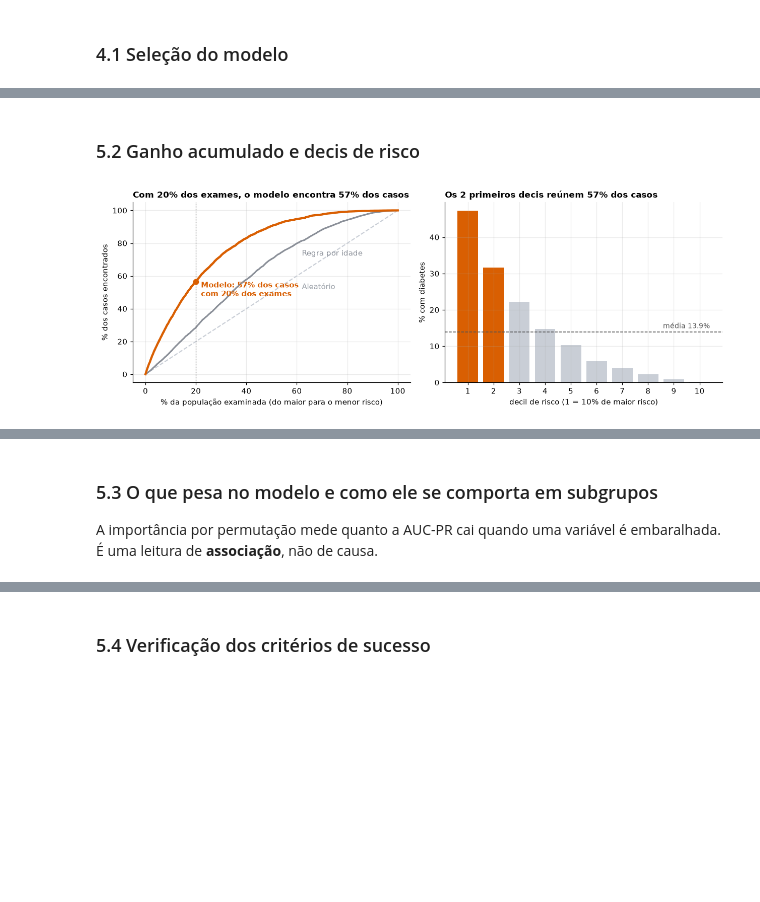
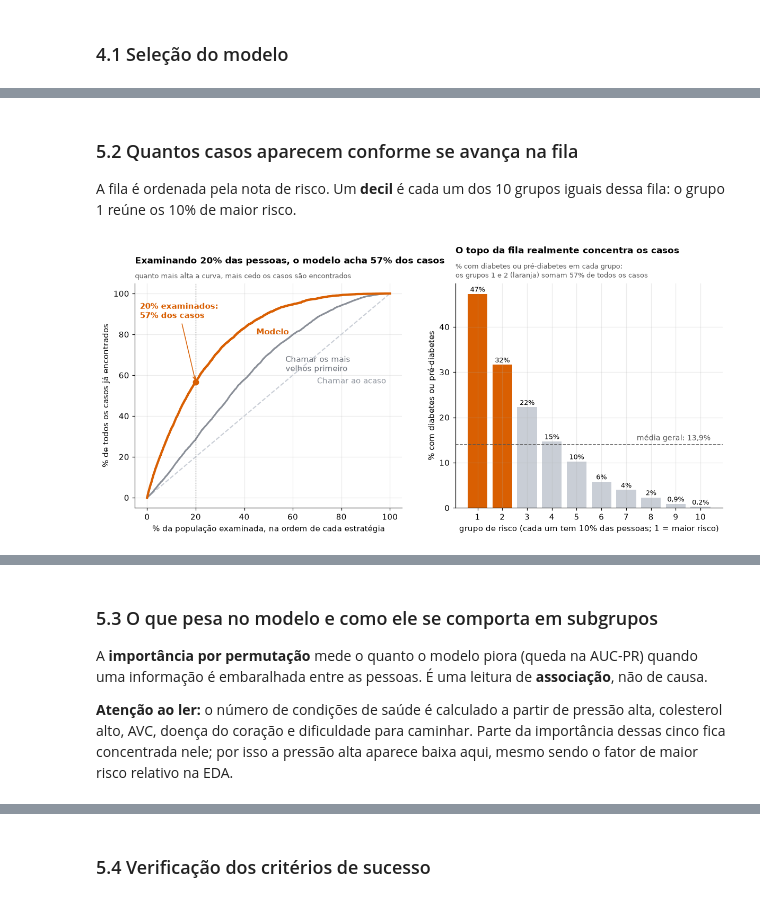
Before and after one commit to CodePenguinsCorp/diabetes-crisp-dm, a Jupyter notebook: Diabetes_CRISP-DM.ipynb, the cells around one changed output, grey strips where cells are left out. Cells and saved outputs as stored; diff of their text form; code cells hidden in the pictures; blank space fills up the shorter version.

```diff
--- a/Diabetes_CRISP-DM.ipynb
+++ b/Diabetes_CRISP-DM.ipynb
@@ -409,12 +447,12 @@ def nota_regra_idade(X_):
 candidatos = {
     "Base ingênua": DummyClassifier(strategy="prior"),
     "Regressão logística": make_pipeline(StandardScaler(), LogisticRegression(max_iter=1000)),
-    "Random forest": RandomForestClassifier(n_estimators=300, min_samples_leaf=40, max_features="sqrt", n_jobs=-1, random_state=SEED),
+    "Floresta aleatória": RandomForestClassifier(n_estimators=300, min_samples_leaf=40, max_features="sqrt", n_jobs=-1, random_state=SEED),
 }
 for lr in (0.05, 0.1):
     for folhas in (15, 31):
         for l2 in (0.0, 5.0):
-            candidatos[f"HGB lr={lr} folhas={folhas} l2={l2}"] = HistGradientBoostingClassifier(
+            candidatos[f"Boosting (taxa {br(lr, 2)}; {folhas} folhas; L2 {l2:.0f})"] = HistGradientBoostingClassifier(
                 learning_rate=lr, max_leaf_nodes=folhas, l2_regularization=l2, max_iter=400,
                 early_stopping=True, validation_fraction=0.1, n_iter_no_change=20, random_state=SEED)
 
@@ -427,5 +465,5 @@ for nome, modelo in candidatos.items():
 
 tab_val = pd.DataFrame(resultados_val).T.sort_values("AUC-PR", ascending=False)
 tab_val.to_csv(RES / "metricas_validacao.csv")
-display(tab_val.style.format("{:.4f}"))
+display(tab_val.rename(columns=METRICAS_PT).style.format("{:.4f}", **BR))
 # %% [output]
@@ -508,47 +547,55 @@ display(ic.style.format("{:.4f}"))
-# %% [markdown]
-### 5.2 Ganho acumulado e decis de risco
+# %% [markdown]
+### 5.2 Quantos casos aparecem conforme se avança na fila
+
+A fila é ordenada pela nota de risco. Um **decil** é cada um dos 10 grupos iguais dessa fila: o grupo 1 reúne os 10% de maior risco.
 # %%
 def curva_ganho(y_true, score):
     ordem = np.argsort(-score, kind="stable")
     cum = np.cumsum(y_true[ordem]) / y_true.sum()
     return np.arange(1, len(y_true) + 1) / len(y_true), cum
 
 x_m, g_m = curva_ganho(y_te, nota_te)
 x_r, g_r = curva_ganho(y_te, nota_regra)
 
 dec = pd.DataFrame({"y": y_te, "s": nota_te})
 dec["decil"] = pd.qcut(dec["s"].rank(method="first", ascending=False), 10, labels=range(1, 11)).astype(int)
 tab_dec = dec.groupby("decil").agg(pessoas=("y", "size"), casos=("y", "sum"), prevalência=("y", "mean"), nota_média=("s", "mean"))
 tab_dec["% dos casos"] = tab_dec["casos"] / tab_dec["casos"].sum()
 tab_dec["captura acumulada"] = tab_dec["% dos casos"].cumsum()
 tab_dec["lift do decil"] = tab_dec["prevalência"] / y_te.mean()
 tab_dec.to_csv(RES / "decis_de_risco.csv")
 
 cap_m = captura_topo(y_te, nota_te)[0]
 top2 = tab_dec["% dos casos"].iloc[:2].sum()
-fig, ax = plt.subplots(1, 2, figsize=(11.5, 4.2))
+fig, ax = plt.subplots(1, 2, figsize=(13, 5), gridspec_kw={"wspace": 0.2})
 ax[0].plot([0, 100], [0, 100], color=CLARO, ls="--", lw=1.4)
 ax[0].plot(x_r * 100, g_r * 100, color=CINZA, lw=2)
 ax[0].plot(x_m * 100, g_m * 100, color=LARANJA, lw=2.8)
 ax[0].axvline(CAPACIDADE * 100, color="#555", lw=0.8, ls=":")
 ax[0].scatter([CAPACIDADE * 100], [cap_m * 100], color=LARANJA, zorder=5, s=45)
-ax[0].text(CAPACIDADE * 100 + 2, cap_m * 100 - 9, f"Modelo: {cap_m:.0%} dos casos\ncom 20% dos exames", color=LARANJA, fontsize=9.5, fontweight="bold")
-ax[0].text(62, np.interp(62, x_r * 100, g_r * 100) - 9, "Regra por idade", color=CINZA, fontsize=9.5)
-ax[0].text(62, 52, "Aleatório", color="#9aa0a8", fontsize=9.5, rotation=0)
-ax[0].set_xlabel("% da população examinada (do maior para o menor risco)")
-ax[0].set_ylabel("% dos casos encontrados")
-ax[0].set_title(f"Com 20% dos exames, o modelo encontra {cap_m:.0%} dos casos", loc="left")
+ax[0].annotate(f"20% examinados:\n{pct(cap_m, 0)} dos casos", (CAPACIDADE * 100, cap_m * 100), xytext=(-3, 88),
+               color=LARANJA, fontsize=9.5, fontweight="bold", arrowprops=dict(arrowstyle="->", color=LARANJA))
+ax[0].text(45, 80, "Modelo", color=LARANJA, fontsize=10, fontweight="bold")
+ax[0].text(57, 62, "Chamar os mais\nvelhos primeiro", color="#6b7079", fontsize=9.5)
+ax[0].text(70, 56, "Chamar ao acaso", color="#8d939c", fontsize=9.5)
+ax[0].set_xlabel("% da população examinada, na ordem de cada estratégia")
+ax[0].set_ylabel("% de todos os casos já encontrados")
+titulo(ax[0], f"Examinando 20% das pessoas, o modelo acha {pct(cap_m, 0)} dos casos",
+       "quanto mais alta a curva, mais cedo os casos são encontrados")
 
 ax[1].bar(tab_dec.index.astype(str), tab_dec["prevalência"] * 100, color=[LARANJA] * 2 + [CLARO] * 8)
 ax[1].axhline(y_te.mean() * 100, color="#555", ls="--", lw=1)
-ax[1].text(9.4, y_te.mean() * 100 + 1, f"média {y_te.mean():.1%}", color="#555", ha="right", fontsize=9)
-ax[1].set_xlabel("decil de risco (1 = 10% de maior risco)")
-ax[1].set_ylabel("% com diabetes")
-ax[1].set_title(f"Os 2 primeiros decis reúnem {top2:.0%} dos casos", loc="left")
-plt.tight_layout()
+ax[1].text(9.4, y_te.mean() * 100 + 1, f"média geral: {pct(y_te.mean())}", color="#555", ha="right", fontsize=9)
+for i, v in enumerate(tab_dec["prevalência"]):
+    ax[1].text(i, v * 100 + 0.5, pct(v, 0 if v >= 0.01 else 1), ha="center", fontsize=8.5)
+ax[1].set_xlabel("grupo de risco (cada um tem 10% das pessoas; 1 = maior risco)")
+ax[1].set_ylabel(ALVO)
+titulo(ax[1], "O topo da fila realmente concentra os casos",
+       f"{ALVO} em cada grupo;\nos grupos 1 e 2 (laranja) somam {pct(top2, 0)} de todos os casos")
 plt.savefig(RES / "04_ganho_decis.png", bbox_inches="tight")
 plt.show()
-display(tab_dec.style.format({"pessoas": "{:,.0f}", "casos": "{:,.0f}", "prevalência": "{:.1%}", "nota_média": "{:.3f}",
-                              "% dos casos": "{:.1%}", "captura acumulada": "{:.1%}", "lift do decil": "{:.2f}"}))
+display(tab_dec.rename(columns={"nota_média": "nota média", "captura acumulada": "% dos casos acumulado", "lift do decil": "vezes a média"})
+        .rename_axis("grupo de risco").style.format({"pessoas": "{:,.0f}", "casos": "{:,.0f}", "prevalência": "{:.1%}", "nota média": "{:.3f}",
+                              "% dos casos": "{:.1%}", "% dos casos acumulado": "{:.1%}", "vezes a média": "{:.2f}"}, **BR))
 # %% [output]
-[figure, old version]
+[figure, new version]
@@ -567,7 +614,9 @@ display(tab_dec.style.format({"pessoas": "{:,.0f}", "casos": "{:,.0f}", "preval
 # %% [markdown]
 ### 5.3 O que pesa no modelo e como ele se comporta em subgrupos
 
-A importância por permutação mede quanto a AUC-PR cai quando uma variável é embaralhada. É uma leitura de **associação**, não de causa.
+A **importância por permutação** mede o quanto o modelo piora (queda na AUC-PR) quando uma informação é embaralhada entre as pessoas. É uma leitura de **associação**, não de causa.
+
+**Atenção ao ler:** o número de condições de saúde é calculado a partir de pressão alta, colesterol alto, AVC, doença do coração e dificuldade para caminhar. Parte da importância dessas cinco fica concentrada nele; por isso a pressão alta aparece baixa aqui, mesmo sendo o fator de maior risco relativo na EDA.
 # %%
 amostra = RNG.choice(len(y_te), 25000, replace=False)
 perm = permutation_importance(final, X_te.iloc[amostra], y_te[amostra], scoring="average_precision",
```
Also changed, not shown: parts of 27 cells of this notebook, 11 other files.
